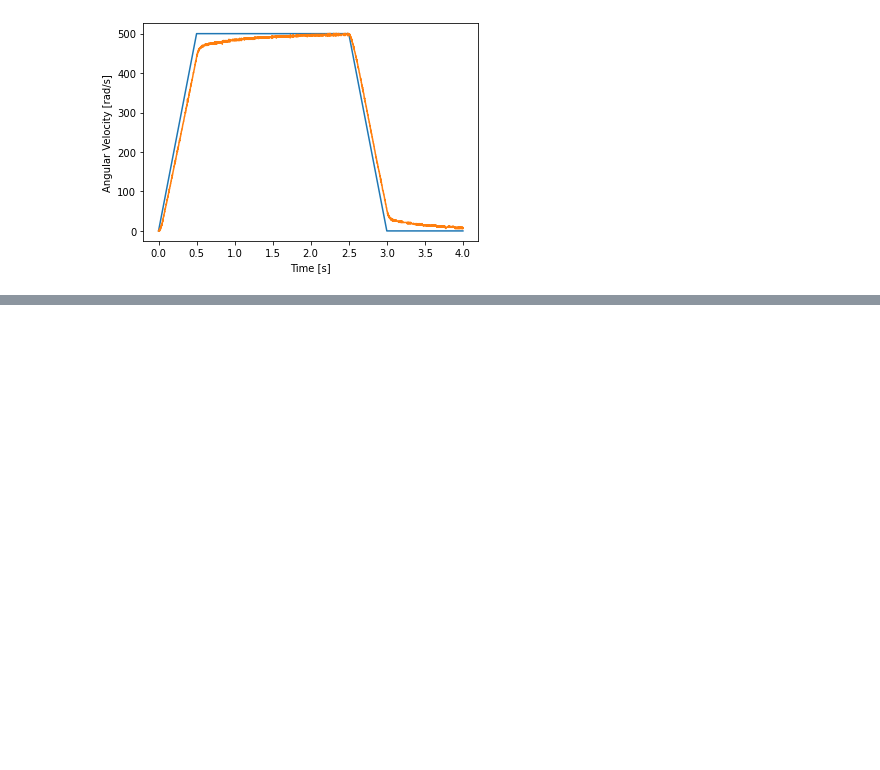
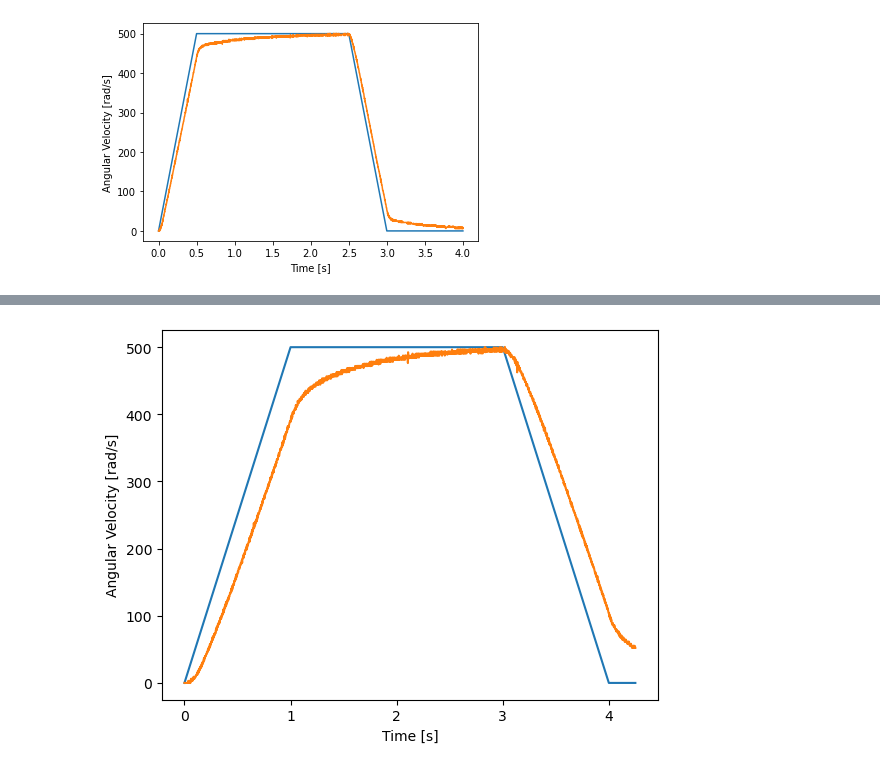
Before and after one commit to Cal-Poly-Control-Group/ME-418-Lab, a Jupyter notebook: Lab4/jupyter/Lab4.ipynb, the cells around one changed output, grey strips where cells are left out. Drawn from its saved outputs; the diff is of its cells as text; code cells hidden in the pictures; blank space fills up the shorter version.

```diff
--- a/Lab4/jupyter/Lab4.ipynb
+++ b/Lab4/jupyter/Lab4.ipynb
@@ -64,0 +73,4 @@ run_profile(500, 2, 0.5, 1, 0.2, 1.2, 'data2.csv')
+# %%
+run_profile(500, 2, 1, 0.25, 0.2, 0.4, 'data5.csv')
+# %% [output]
+[figure, added]
```
Also changed, not shown: parts of 4 cells of this notebook, 8 other files.
